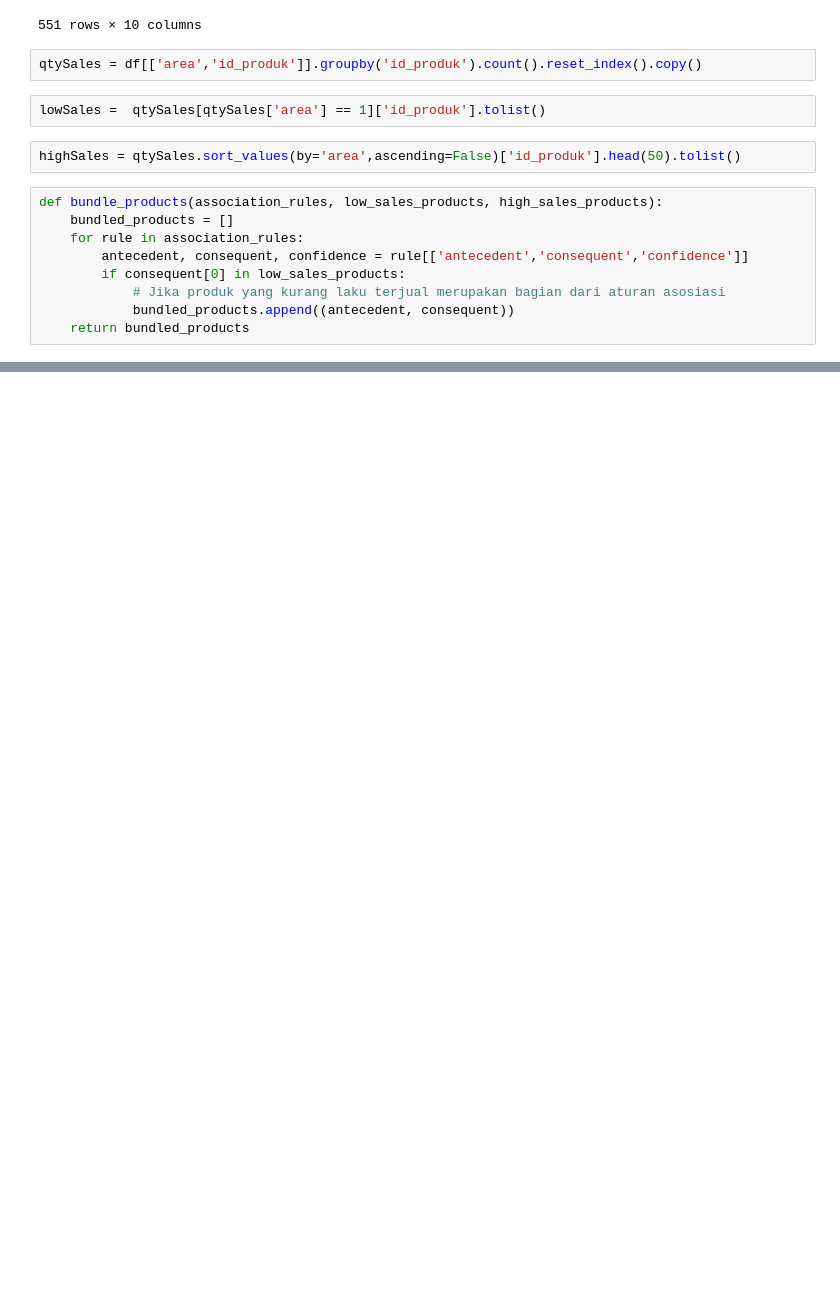
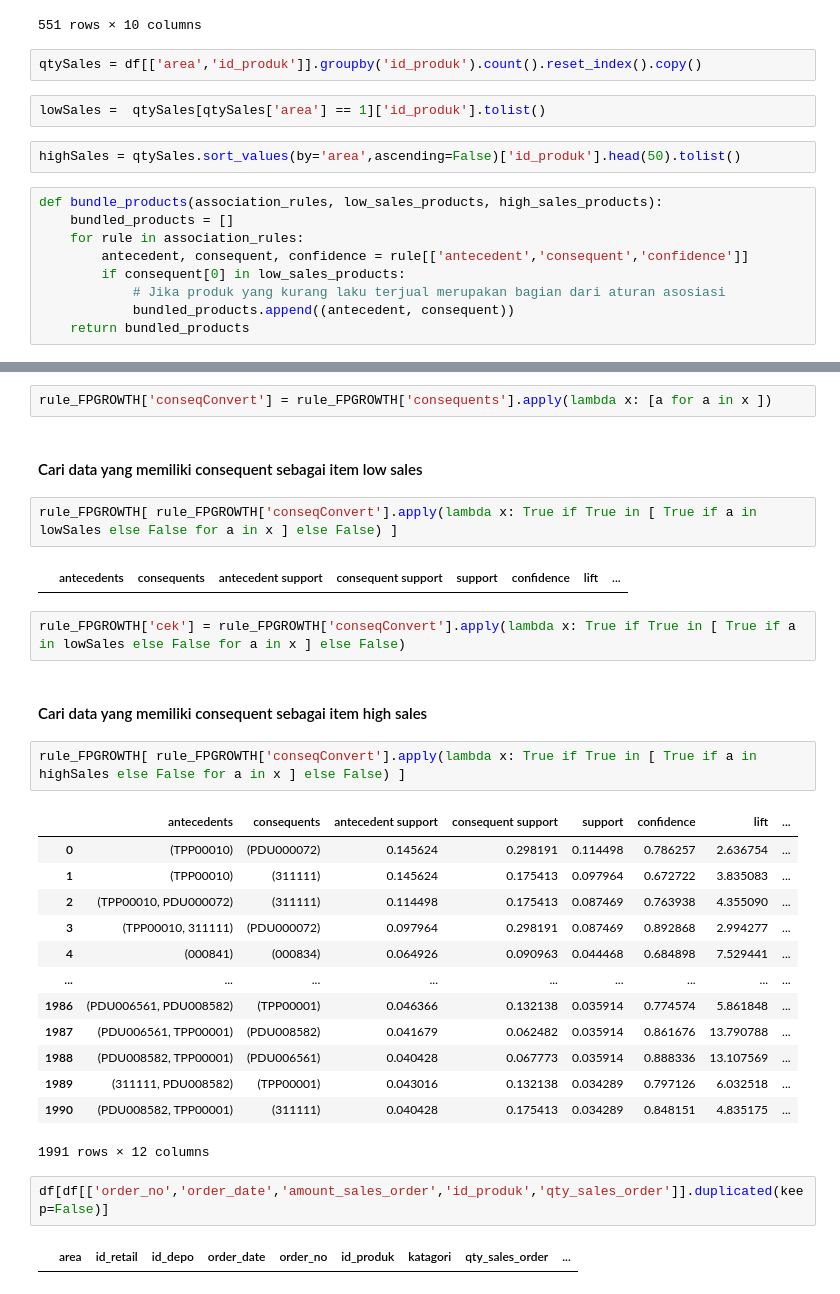
Before and after one commit to rifqiazizm/fpgrowth-bat, a Jupyter notebook: FP GROWTH.ipynb, the cells around one changed output, grey strips where cells are left out. Drawn from its saved outputs; the diff is of its cells as text; blank space fills up the shorter version.

```diff
--- a/FP GROWTH.ipynb
+++ b/FP GROWTH.ipynb
@@ -625,0 +626,32 @@ rule_FPGROWTH
+# %%
+rule_FPGROWTH['conseqConvert'] = rule_FPGROWTH['consequents'].apply(lambda x: [a for a in x ])
+# %% [markdown]
+#### Cari data yang memiliki consequent sebagai item low sales
+# %%
+rule_FPGROWTH[ rule_FPGROWTH['conseqConvert'].apply(lambda x: True if True in [ True if a in lowSales else False for a in x ] else False) ]
+# %% [output]
+|  | antecedents | consequents | antecedent support | consequent support | support | confidence | lift | ... |
+# %%
+rule_FPGROWTH['cek'] = rule_FPGROWTH['conseqConvert'].apply(lambda x: True if True in [ True if a in lowSales else False for a in x ] else False)
+# %% [markdown]
+ #### Cari data yang memiliki consequent sebagai item high sales
+# %%
+rule_FPGROWTH[ rule_FPGROWTH['conseqConvert'].apply(lambda x: True if True in [ True if a in highSales else False for a in x ] else False) ]
+# %% [output]
+|  | antecedents | consequents | antecedent support | consequent support | support | confidence | lift | ... |
+| 0 | (TPP00010) | (PDU000072) | 0.145624 | 0.298191 | 0.114498 | 0.786257 | 2.636754 | ... |
+| 1 | (TPP00010) | (311111) | 0.145624 | 0.175413 | 0.097964 | 0.672722 | 3.835083 | ... |
+| 2 | (TPP00010, PDU000072) | (311111) | 0.114498 | 0.175413 | 0.087469 | 0.763938 | 4.355090 | ... |
+| 3 | (TPP00010, 311111) | (PDU000072) | 0.097964 | 0.298191 | 0.087469 | 0.892868 | 2.994277 | ... |
+| 4 | (000841) | (000834) | 0.064926 | 0.090963 | 0.044468 | 0.684898 | 7.529441 | ... |
+| ... | ... | ... | ... | ... | ... | ... | ... | ... |
+| 1986 | (PDU006561, PDU008582) | (TPP00001) | 0.046366 | 0.132138 | 0.035914 | 0.774574 | 5.861848 | ... |
+| 1987 | (PDU006561, TPP00001) | (PDU008582) | 0.041679 | 0.062482 | 0.035914 | 0.861676 | 13.790788 | ... |
+| 1988 | (PDU008582, TPP00001) | (PDU006561) | 0.040428 | 0.067773 | 0.035914 | 0.888336 | 13.107569 | ... |
+| 1989 | (311111, PDU008582) | (TPP00001) | 0.043016 | 0.132138 | 0.034289 | 0.797126 | 6.032518 | ... |
+| 1990 | (PDU008582, TPP00001) | (311111) | 0.040428 | 0.175413 | 0.034289 | 0.848151 | 4.835175 | ... |
+1991 rows × 12 columns
+# %%
+df[df[['order_no','order_date','amount_sales_order','id_produk','qty_sales_order']].duplicated(keep=False)]
+# %% [output]
+|  | area | id_retail | id_depo | order_date | order_no | id_produk | katagori | qty_sales_order | ... |
```
Also changed, not shown: parts of 9 cells of this notebook, 2 other files.
